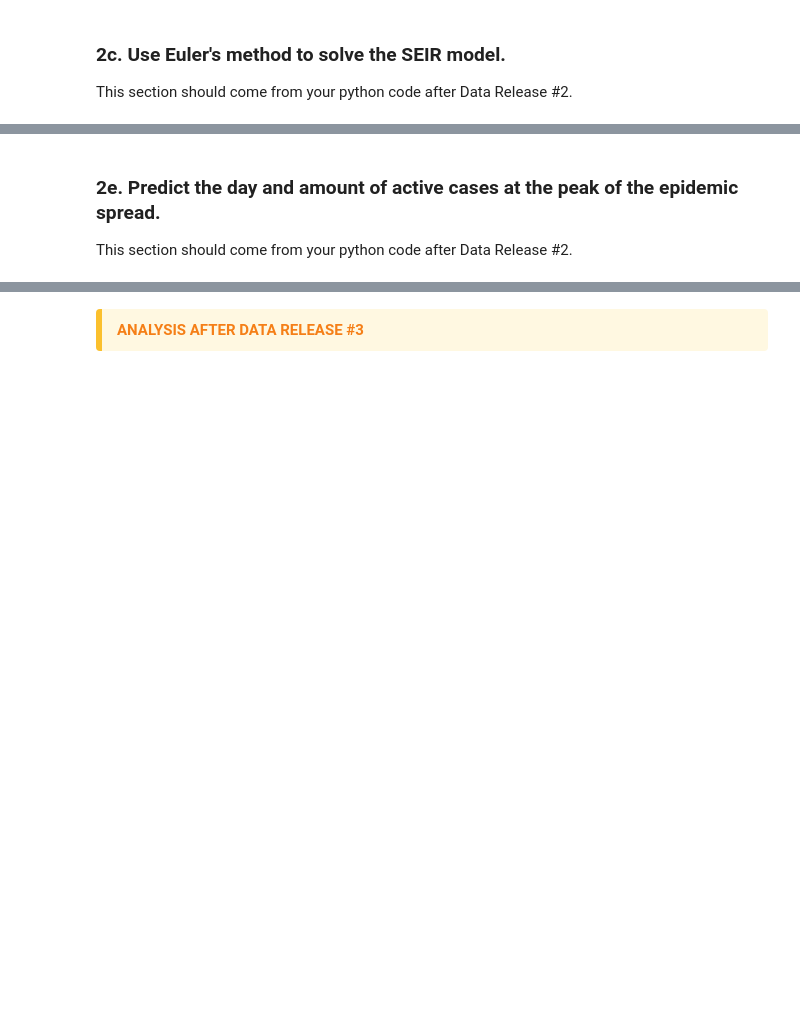
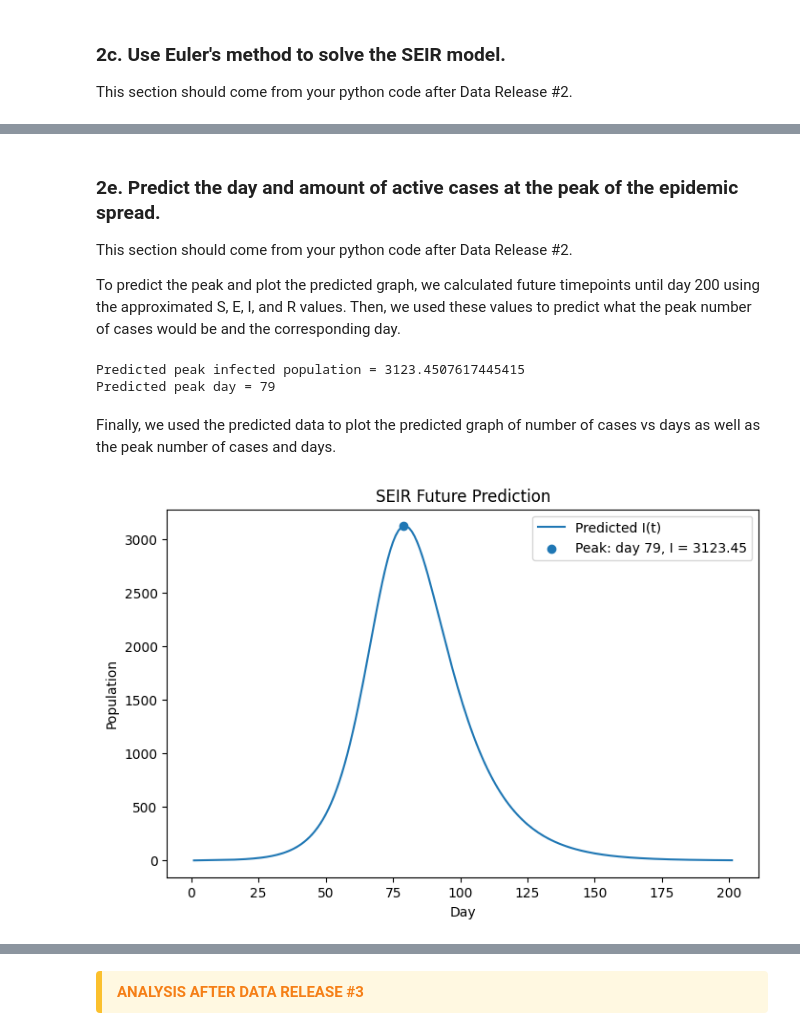
Before and after one commit to Dani-F-06/Module-2-Epidemics-SIR-Modeling, a Jupyter notebook: Notebook examples/Template_student_final_notebook.ipynb, the cells around one changed output, grey strips where cells are left out. Saved outputs shown, nothing was run; the diff lists cells and outputs as text; code cells hidden in the pictures; blank space fills up the shorter version.

```diff
--- a/Notebook examples/Template_student_final_notebook.ipynb
+++ b/Notebook examples/Template_student_final_notebook.ipynb
@@ -141,3 +291,38 @@ This section should come from your python code after Data Release #2.
 # %% [markdown]
 ### 2e. Predict the day and amount of active cases at the peak of the epidemic spread.
 This section should come from your python code after Data Release #2.
+
+To predict the peak and plot the predicted graph, we calculated future timepoints until day 200 using the approximated S, E, I, and R values. Then, we used these values to predict what the peak number of cases would be and the corresponding day.
+# %%
+# Predict the future peak
+future_days = 200
+future_timepoints = np.arange(timepoints[0], timepoints[0] + future_days + 1, 1)
+
+S_future, E_future, I_future, R_future = euler_seir(
+    future_timepoints, N, S0, E0, I0, R0_init,
+    best_beta, best_sigma, best_gamma
+)
+
+peak_index = np.argmax(I_future)
+peak_day = future_timepoints[peak_index]
+peak_value = I_future[peak_index]
+
+print("Predicted peak infected population =", peak_value)
+print("Predicted peak day =", peak_day)
+# %% [output]
+Predicted peak infected population = 3123.4507617445415
+Predicted peak day = 79
+# %% [markdown]
+Finally, we used the predicted data to plot the predicted graph of number of cases vs days as well as the peak number of cases and days.
+# %%
+# Plot future prediction
+plt.figure(figsize=(8, 5))
+plt.plot(future_timepoints, I_future, label='Predicted I(t)')
+plt.scatter(peak_day, peak_value, label=f'Peak: day {peak_day}, I = {peak_value:.2f}')
+plt.xlabel('Day')
+plt.ylabel('Population')
+plt.title('SEIR Future Prediction')
+plt.legend()
+plt.show()
+# %% [output]
+[figure, added]
```
Also changed, not shown: parts of 11 cells of this notebook.
